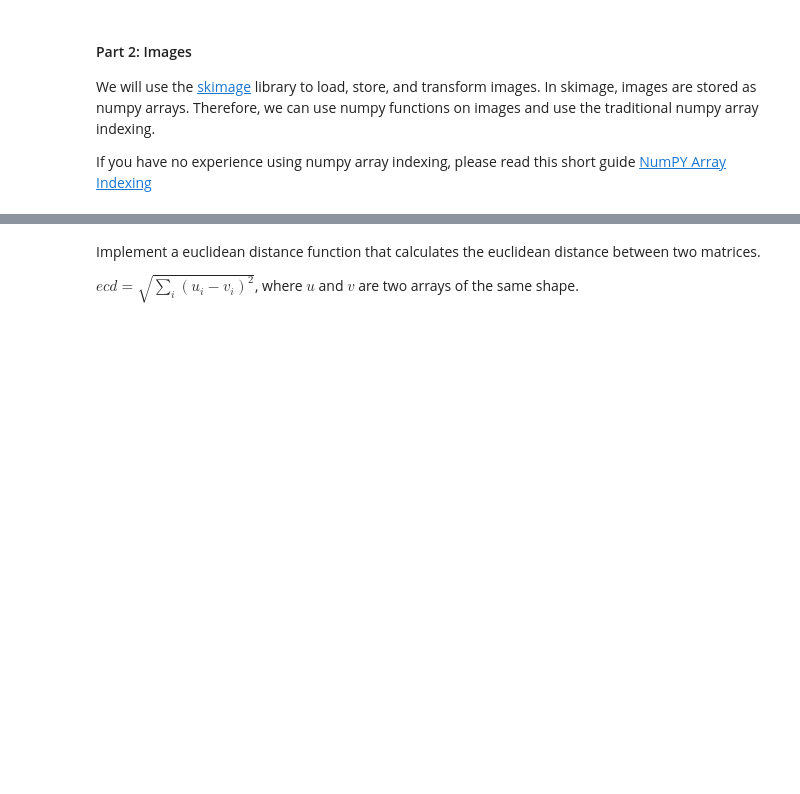
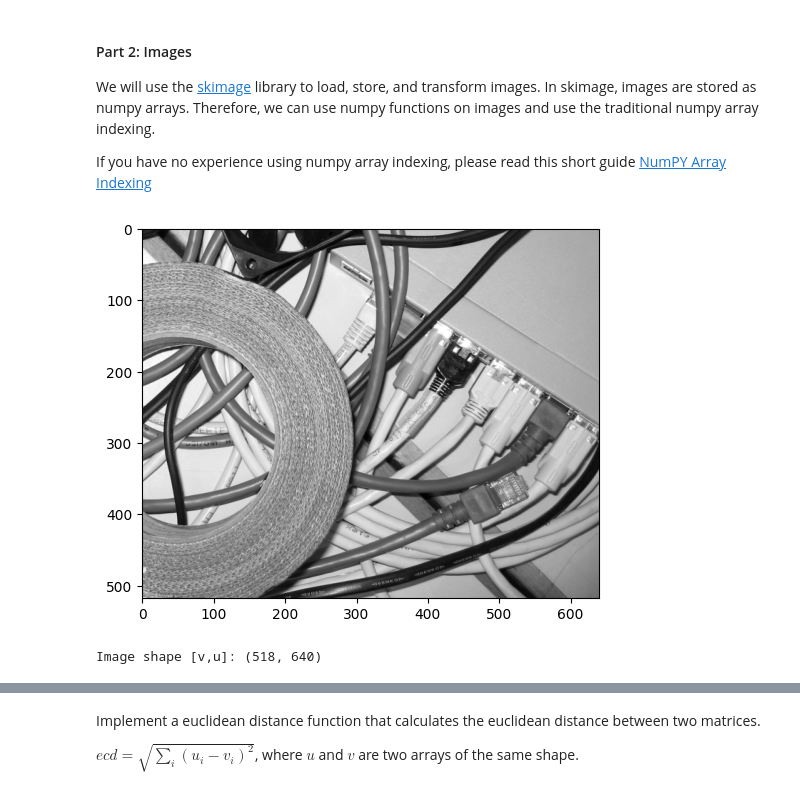
Before and after one commit to dcortesav/machine-vision-journey, a Jupyter notebook: notebooks/assignment_1.ipynb, the cells around one changed output, grey strips where cells are left out. Drawn from its saved outputs; the diff is of its cells as text; code cells hidden in the pictures; blank space fills up the shorter version.

Commit message:
progress on assignment 1 and adding notebooks 4,5,6 with their respective images under 'res' folder

```diff
--- a/notebooks/assignment_1.ipynb
+++ b/notebooks/assignment_1.ipynb
@@ -112,12 +125,16 @@ If you have no experience using numpy array indexing, please read this short gui
 # %%
 import skimage
 
-gray_img = skimage.io.imread("res/cable_salat.png")
-plt.imshow(gray_img, cmap='gray')
+gray_img = skimage.io.imread("../res/cable_salat.png") #Relative path because of the structure of the project. Function returns numpy array
+plt.imshow(gray_img, cmap='gray') #Set pyplot to plot a grayscale image
 plt.show()
 
 # It is highly important to understand the shape of an image
 # The first dimension refers to the v axis, while the second dimension refers to the u axis
-print(f"Image shape [v,u]: {gray_img.shape}")
+# The previous is due to how arrays' indexing works -> array[v,u] is in practice what in theory was g(u,v)
+print(f"Image shape [v,u]: {gray_img.shape}")#We print the resolution of the image
+# %% [output]
+[figure, added]
+Image shape [v,u]: (518, 640)
 # %%
 # @student: access all pixels where u < 100
```
Also changed, not shown: parts of 8 cells of this notebook, 15 other files.
